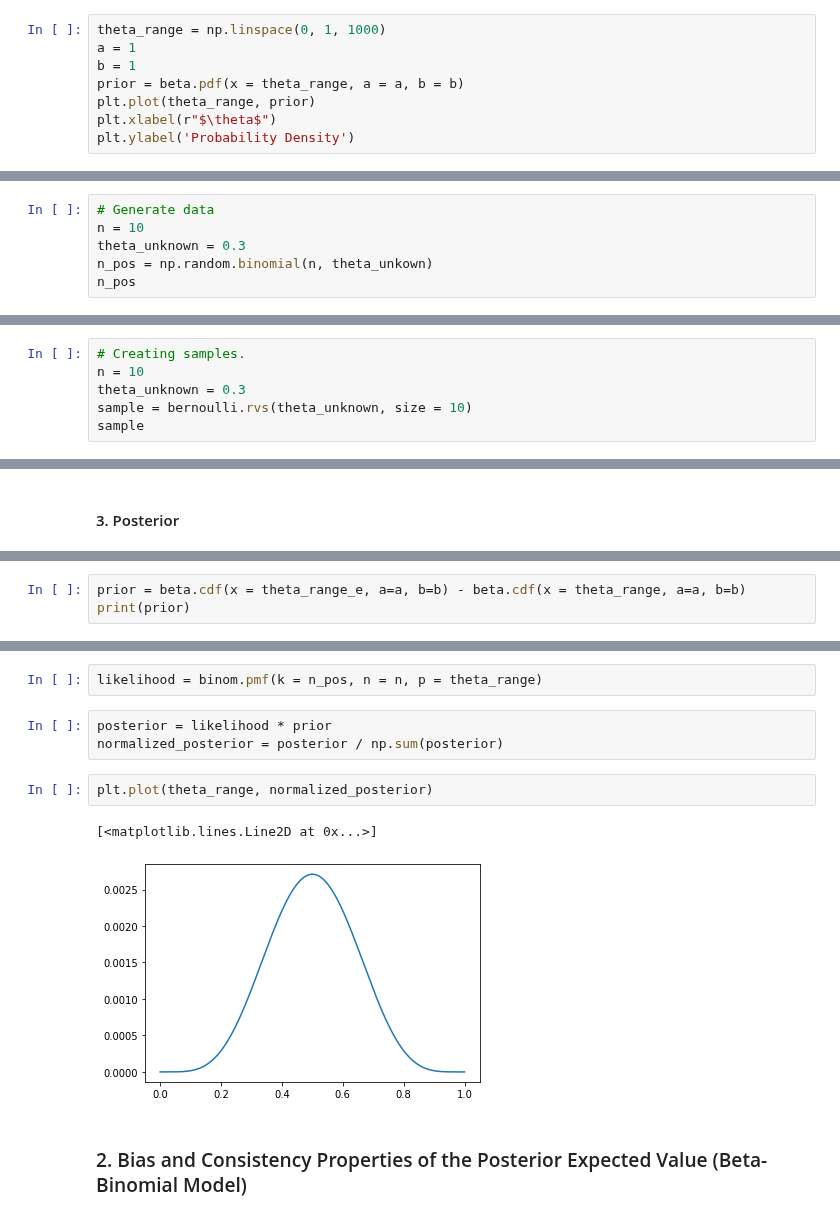
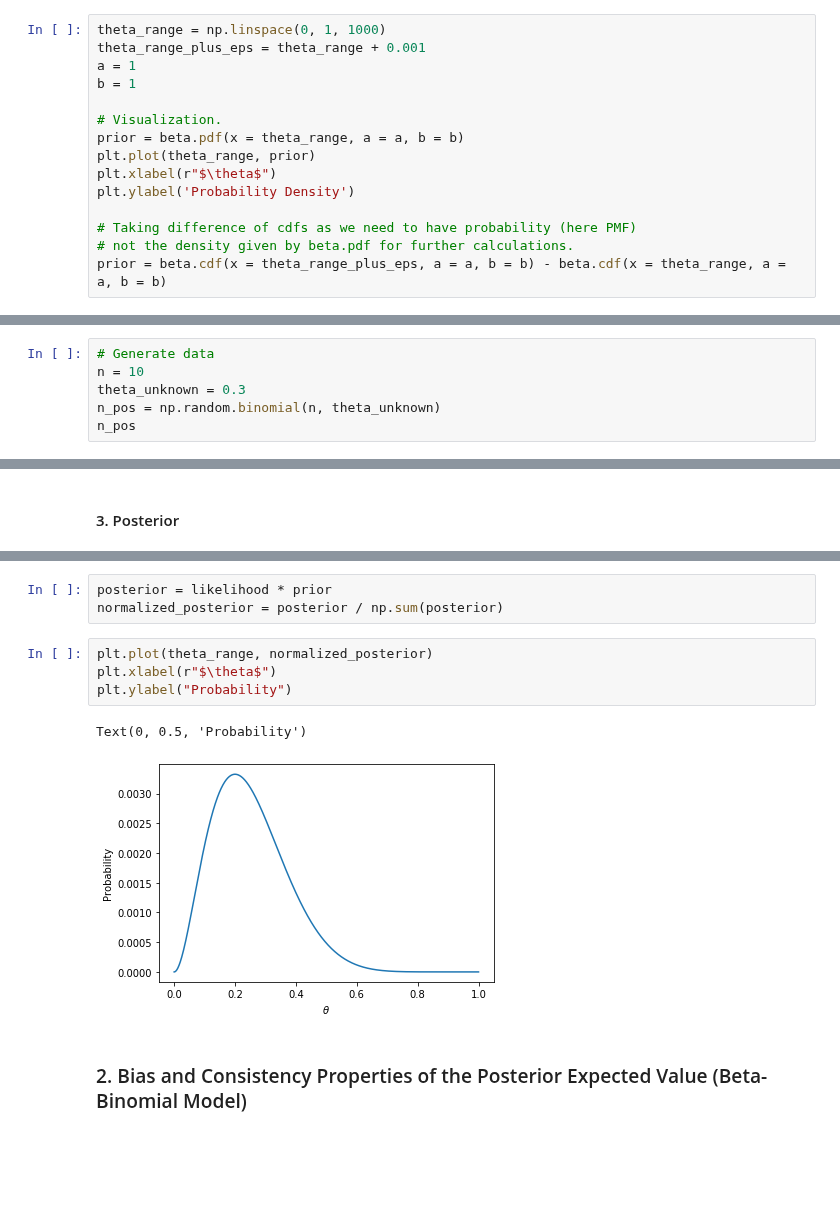
Before and after one commit to DorotheaMueller/statistics_assignments, a Jupyter notebook: ex_3.ipynb, the cells around one changed output, grey strips where cells are left out. Saved outputs shown, nothing was run; the diff lists cells and outputs as text; blank space fills up the shorter version.

Commit message:
first working bayes est beta bin

```diff
--- a/ex_3.ipynb
+++ b/ex_3.ipynb
@@ -31,10 +31,17 @@ from scipy.stats import beta
 #### 1. Prior
 # %%
 theta_range = np.linspace(0, 1, 1000)
+theta_range_plus_eps = theta_range + 0.001
 a = 1
 b = 1
+
+# Visualization.
 prior = beta.pdf(x = theta_range, a = a, b = b)
 plt.plot(theta_range, prior)
 plt.xlabel(r"$\theta$")
 plt.ylabel('Probability Density')
+
+# Taking difference of cdfs as we need to have probability (here PMF)
+# not the density given by beta.pdf for further calculations.
+prior = beta.cdf(x = theta_range_plus_eps, a = a, b = b) - beta.cdf(x = theta_range, a = a, b = b)
 # %% [output]
@@ -46,6 +52,6 @@ Text(0, 0.5, 'Probability Density')
 # Generate data
 n = 10
 theta_unknown = 0.3
-n_pos = np.random.binomial(n, theta_unkown)
+n_pos = np.random.binomial(n, theta_unknown)
 n_pos
 # %% [output]
@@ -53,6 +58,0 @@ n_pos
-# %%
-# Creating samples.
-n = 10
-theta_unknown = 0.3
-sample = bernoulli.rvs(theta_unknown, size = 10)
-sample
@@ -65,3 +68,0 @@ theta_range_e = theta_range + 0.001
-# %%
-prior = beta.cdf(x = theta_range_e, a=a, b=b) - beta.cdf(x = theta_range, a=a, b=b)
-print(prior)
@@ -86,13 +69,13 @@ print(prior)
-# %%
-likelihood = binom.pmf(k = n_pos, n = n, p = theta_range)
 # %%
 posterior = likelihood * prior
 normalized_posterior = posterior / np.sum(posterior)
 # %%
 plt.plot(theta_range, normalized_posterior)
+plt.xlabel(r"$\theta$")
+plt.ylabel("Probability")
 # %% [output]
-[<matplotlib.lines.Line2D at 0x...>]
+Text(0, 0.5, 'Probability')
-[figure, old version]
+[figure, new version]
 # %% [markdown]
 ### 2. Bias and Consistency Properties of the Posterior Expected Value (Beta-Binomial Model)
 # %% [markdown]
```
Also changed, not shown: parts of 7 cells of this notebook.
